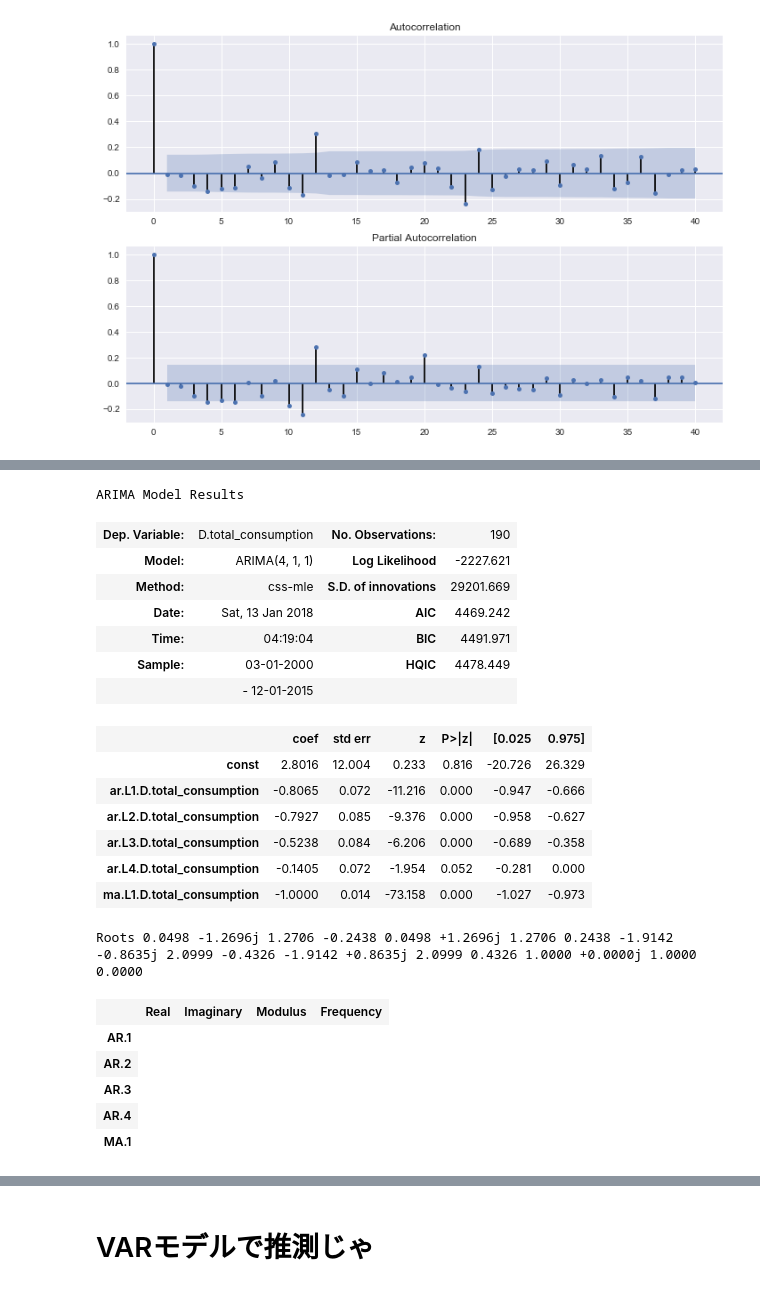
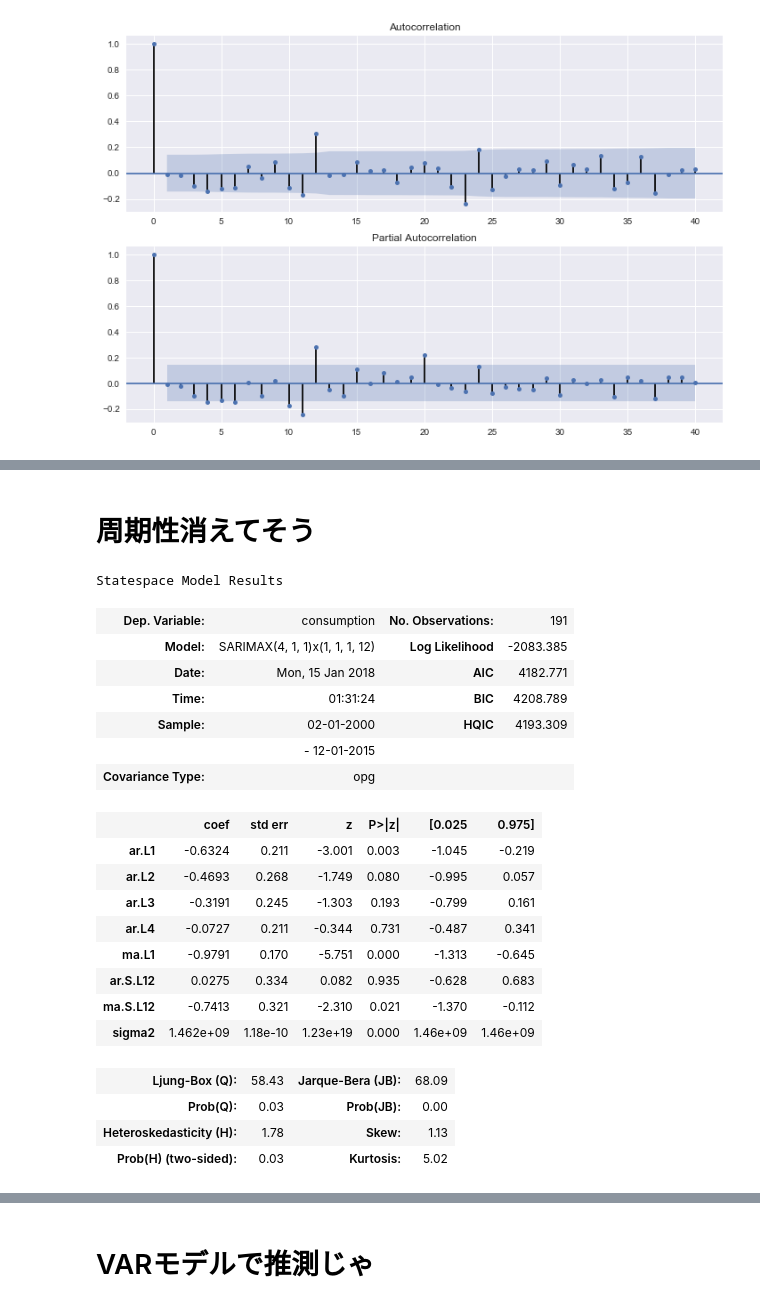
Before and after one commit to taishiroyamada/graduation_thesis_dayo, a Jupyter notebook: sotsuron_data7.ipynb, the cells around one changed output, grey strips where cells are left out. Saved outputs shown, nothing was run; the diff lists cells and outputs as text; code cells hidden in the pictures.

```diff
--- a/sotsuron_data7.ipynb
+++ b/sotsuron_data7.ipynb
@@ -421,0 +530,2 @@ Roots 1.3478 -0.0000j 1.3478 -0.0000 -0.0511 -1.3198j 1.3208 -0.2562 -0.0511 +1.
+# %%
+sarimax = SARIMAX(y_test, order=(4,1,1), seasonal_order=(1,1,1,12)).fit()
@@ -422,25 +541,26 @@ Roots 1.3478 -0.0000j 1.3478 -0.0000 -0.0511 -1.3198j 1.3208 -0.2562 -0.0511 +1.
+# %% [markdown]
+# 周期性消えてそう
 # %%
-results.summary()
+sarimax.summary()
 # %% [output]
-ARIMA Model Results
+Statespace Model Results
-| Dep. Variable: | D.total_consumption | No. Observations: | 190 |
-| Model: | ARIMA(4, 1, 1) | Log Likelihood | -2227.621 |
-| Method: | css-mle | S.D. of innovations | 29201.669 |
-| Date: | Sat, 13 Jan 2018 | AIC | 4469.242 |
-| Time: | 04:19:04 | BIC | 4491.971 |
-| Sample: | 03-01-2000 | HQIC | 4478.449 |
+| Dep. Variable: | consumption | No. Observations: | 191 |
+| Model: | SARIMAX(4, 1, 1)x(1, 1, 1, 12) | Log Likelihood | -2083.385 |
+| Date: | Mon, 15 Jan 2018 | AIC | 4182.771 |
+| Time: | 01:31:24 | BIC | 4208.789 |
+| Sample: | 02-01-2000 | HQIC | 4193.309 |
 |  | - 12-01-2015 |  |  |
+| Covariance Type: | opg |  |  |
 |  | coef | std err | z | P>|z| | [0.025 | 0.975] |
-| const | 2.8016 | 12.004 | 0.233 | 0.816 | -20.726 | 26.329 |
-| ar.L1.D.total_consumption | -0.8065 | 0.072 | -11.216 | 0.000 | -0.947 | -0.666 |
-| ar.L2.D.total_consumption | -0.7927 | 0.085 | -9.376 | 0.000 | -0.958 | -0.627 |
-| ar.L3.D.total_consumption | -0.5238 | 0.084 | -6.206 | 0.000 | -0.689 | -0.358 |
-| ar.L4.D.total_consumption | -0.1405 | 0.072 | -1.954 | 0.052 | -0.281 | 0.000 |
-| ma.L1.D.total_consumption | -1.0000 | 0.014 | -73.158 | 0.000 | -1.027 | -0.973 |
+| ar.L1 | -0.6324 | 0.211 | -3.001 | 0.003 | -1.045 | -0.219 |
+| ar.L2 | -0.4693 | 0.268 | -1.749 | 0.080 | -0.995 | 0.057 |
+| ar.L3 | -0.3191 | 0.245 | -1.303 | 0.193 | -0.799 | 0.161 |
+| ar.L4 | -0.0727 | 0.211 | -0.344 | 0.731 | -0.487 | 0.341 |
+| ma.L1 | -0.9791 | 0.170 | -5.751 | 0.000 | -1.313 | -0.645 |
+| ar.S.L12 | 0.0275 | 0.334 | 0.082 | 0.935 | -0.628 | 0.683 |
+| ma.S.L12 | -0.7413 | 0.321 | -2.310 | 0.021 | -1.370 | -0.112 |
+| sigma2 | 1.462e+09 | 1.18e-10 | 1.23e+19 | 0.000 | 1.46e+09 | 1.46e+09 |
-Roots 0.0498 -1.2696j 1.2706 -0.2438 0.0498 +1.2696j 1.2706 0.2438 -1.9142 -0.8635j 2.0999 -0.4326 -1.9142 +0.8635j 2.0999 0.4326 1.0000 +0.0000j 1.0000 0.0000
-|  | Real | Imaginary | Modulus | Frequency |
-| AR.1 |
-| AR.2 |
-| AR.3 |
-| AR.4 |
-| MA.1 |
+| Ljung-Box (Q): | 58.43 | Jarque-Bera (JB): | 68.09 |
+| Prob(Q): | 0.03 | Prob(JB): | 0.00 |
+| Heteroskedasticity (H): | 1.78 | Skew: | 1.13 |
+| Prob(H) (two-sided): | 0.03 | Kurtosis: | 5.02 |
```
Also changed, not shown: parts of 36 cells of this notebook.
